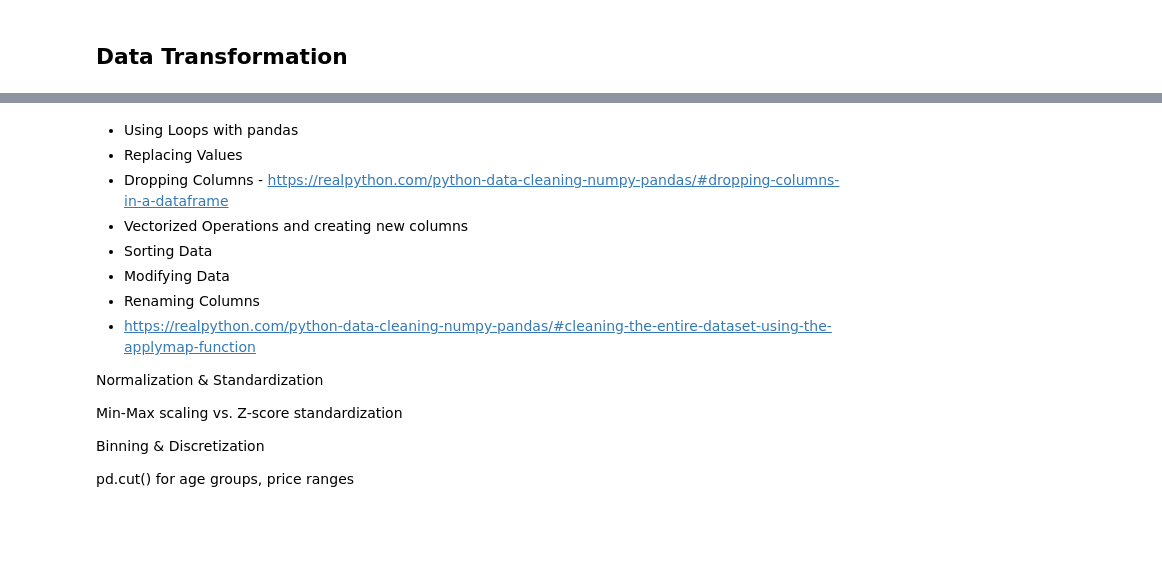
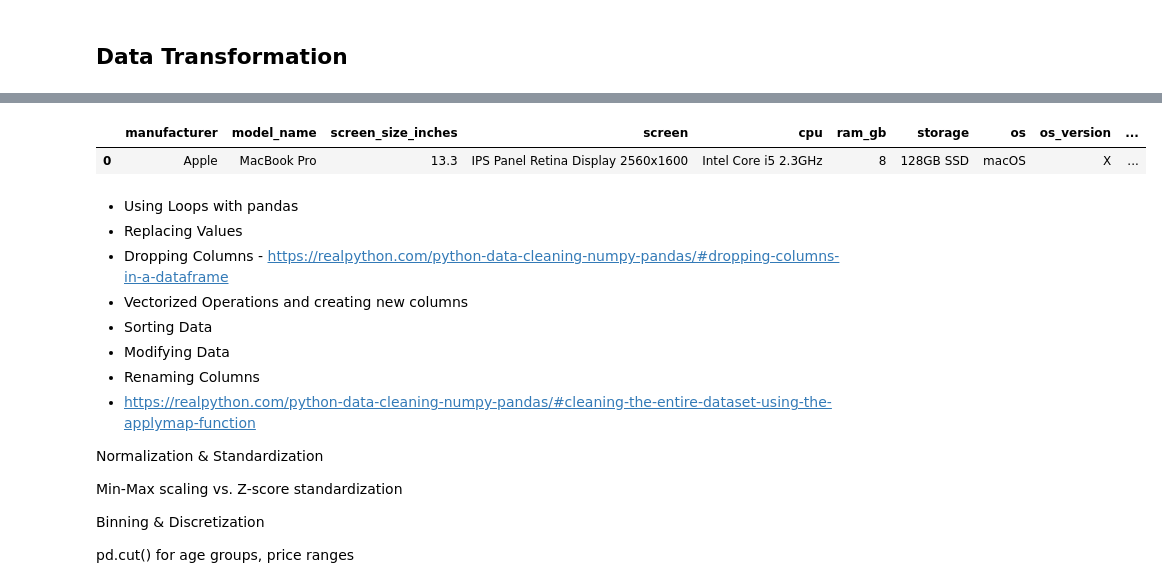
Before and after one commit to ervinstrmcnik/python-data-analytics, a Jupyter notebook: Part_05_Data_Wrangling_With_Pandas/Data_Wrangling_With_Pandas.ipynb, the cells around one changed output, grey strips where cells are left out. Saved outputs shown, nothing was run; the diff lists cells and outputs as text; code cells hidden in the pictures; blank space fills up the shorter version.

```diff
--- a/Part_05_Data_Wrangling_With_Pandas/Data_Wrangling_With_Pandas.ipynb
+++ b/Part_05_Data_Wrangling_With_Pandas/Data_Wrangling_With_Pandas.ipynb
@@ -854,0 +1121,2 @@ Practical Exercise: Convert columns to appropriate data types.
+# %%
+laptops.drop(columns=to_drop, inplace=True)
@@ -855,3 +1127,8 @@ Practical Exercise: Convert columns to appropriate data types.
+# %%
+laptops.head(1)
+# %% [output]
+|  | manufacturer | model_name | screen_size_inches | screen | cpu | ram_gb | storage | os | os_version | ... |
+| 0 | Apple | MacBook Pro | 13.3 | IPS Panel Retina Display 2560x1600 | Intel Core i5 2.3GHz | 8 | 128GB SSD | macOS | X | ... |
 # %% [markdown]
 - Using Loops with pandas
 - Replacing Values
```
Also changed, not shown: parts of 47 cells of this notebook, 3 other files.
